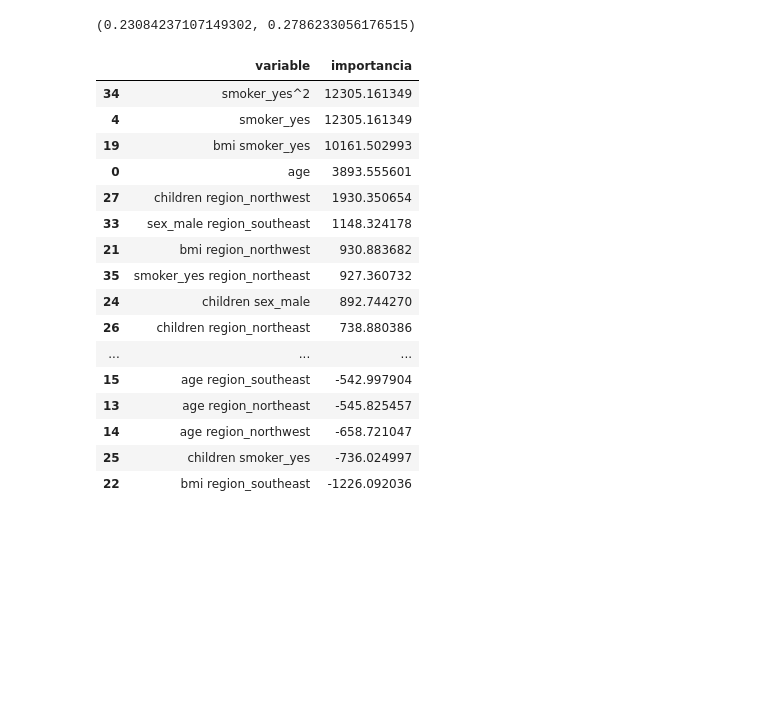
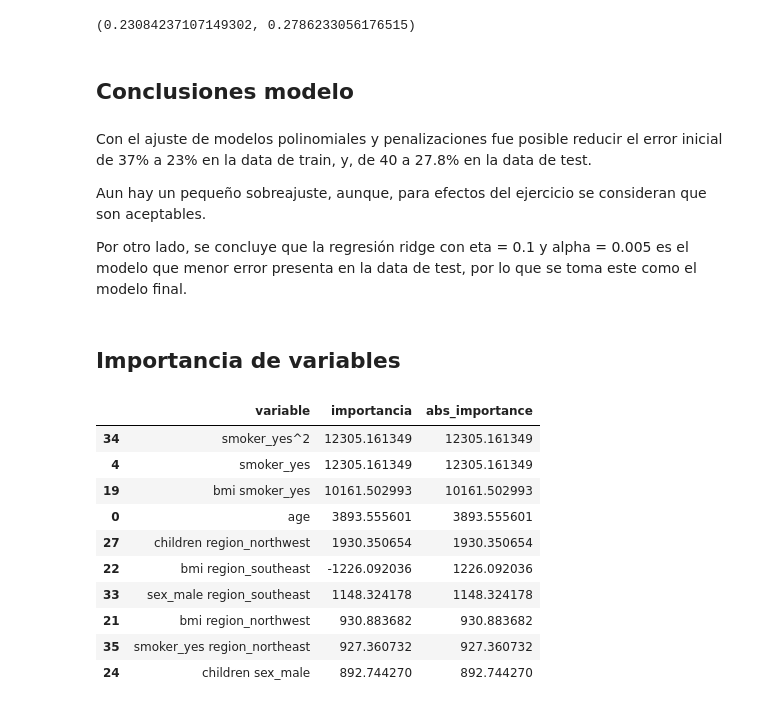
Before and after one commit to lmencisoe/CDA, a Jupyter notebook: Quiz3 CDA/Quiz_3_lm_enciso.ipynb, the cells around one changed output. Cells and saved outputs as stored; diff of their text form; code cells hidden in the pictures; blank space fills up the shorter version.

```diff
--- a/Quiz3 CDA/Quiz_3_lm_enciso.ipynb
+++ b/Quiz3 CDA/Quiz_3_lm_enciso.ipynb
@@ -294,28 +294,34 @@ y_test_pred_poly_2_ridge_3 = lin_reg_poly_2_ridge_3.predict(X_poly_test_2)
 mean_absolute_percentage_error(y_train, y_train_pred_poly_2_ridge_3) , mean_absolute_percentage_error(y_test, y_test_pred_poly_2_ridge_3)
 # %% [output]
 (0.23084237107149302, 0.2786233056176515)
+# %% [markdown]
+## **Conclusiones modelo**
+# %% [markdown]
+Con el ajuste de modelos polinomiales y penalizaciones fue posible reducir el error inicial de 37% a 23% en la data de train, y, de 40 a 27.8% en la data de test.
+
+Aun hay un pequeño sobreajuste, aunque, para efectos del ejercicio se consideran que son aceptables.
+
+Por otro lado, se concluye que la regresión ridge con eta = 0.1 y alpha = 0.005 es el modelo que menor error presenta en la data de test, por lo que se toma este como el modelo final.
+# %% [markdown]
+## **Importancia de variables**
 # %%
 variables = poly_features_2.get_feature_names_out(X_train.columns)
 importancia = lin_reg_poly_2_ridge_3.coef_
 # %%
 dicci = {'variable':variables,'importancia':importancia}
-data_frame_importance = pd.DataFrame(dicci).sort_values(by='importancia', ascending=False)
-data_frame_importance
+data_frame_importance = pd.DataFrame(dicci)
+data_frame_importance['abs_importance'] = data_frame_importance.importancia.abs()
+data_frame_importance = data_frame_importance.sort_values(by='abs_importance', ascending=False)
+data_frame_importance.head(10)
 # %% [output]
-|  | variable | importancia |
-| 34 | smoker_yes^2 | 12305.161349 |
-| 4 | smoker_yes | 12305.161349 |
-| 19 | bmi smoker_yes | 10161.502993 |
-| 0 | age | 3893.555601 |
-| 27 | children region_northwest | 1930.350654 |
-| 33 | sex_male region_southeast | 1148.324178 |
-| 21 | bmi region_northwest | 930.883682 |
-| 35 | smoker_yes region_northeast | 927.360732 |
-| 24 | children sex_male | 892.744270 |
-| 26 | children region_northeast | 738.880386 |
-| ... | ... | ... |
-| 15 | age region_southeast | -542.997904 |
-| 13 | age region_northeast | -545.825457 |
-| 14 | age region_northwest | -658.721047 |
-| 25 | children smoker_yes | -736.024997 |
-| 22 | bmi region_southeast | -1226.092036 |
+|  | variable | importancia | abs_importance |
+| 34 | smoker_yes^2 | 12305.161349 | 12305.161349 |
+| 4 | smoker_yes | 12305.161349 | 12305.161349 |
+| 19 | bmi smoker_yes | 10161.502993 | 10161.502993 |
+| 0 | age | 3893.555601 | 3893.555601 |
+| 27 | children region_northwest | 1930.350654 | 1930.350654 |
+| 22 | bmi region_southeast | -1226.092036 | 1226.092036 |
+| 33 | sex_male region_southeast | 1148.324178 | 1148.324178 |
+| 21 | bmi region_northwest | 930.883682 | 930.883682 |
+| 35 | smoker_yes region_northeast | 927.360732 | 927.360732 |
+| 24 | children sex_male | 892.744270 | 892.744270 |
```
Also changed, not shown: parts of 1 cell of this notebook.
